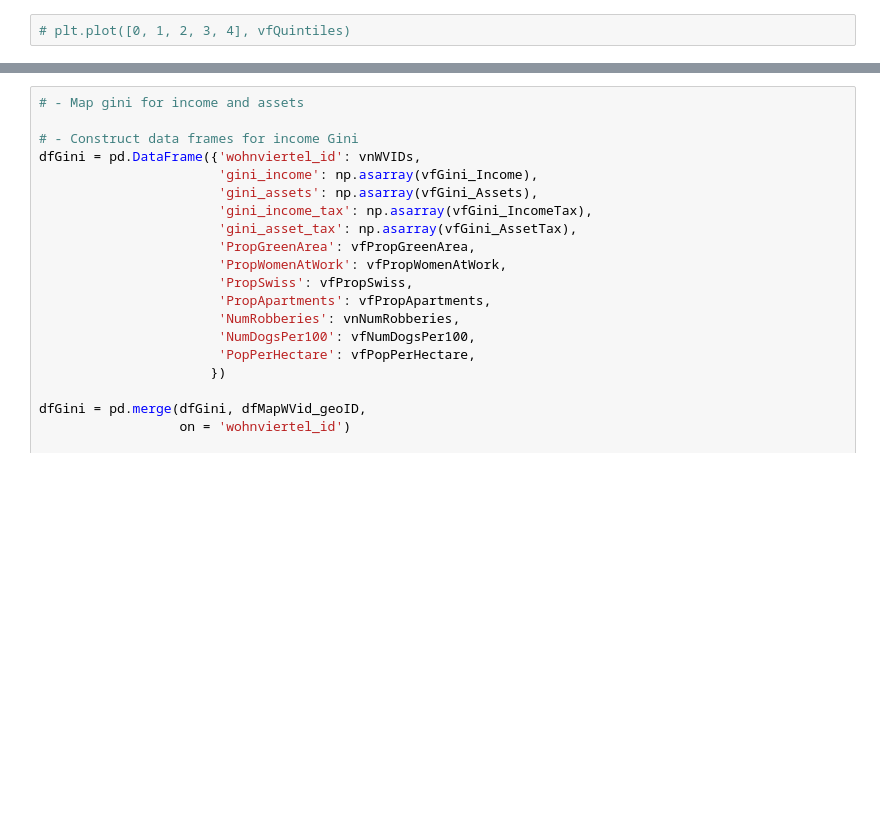
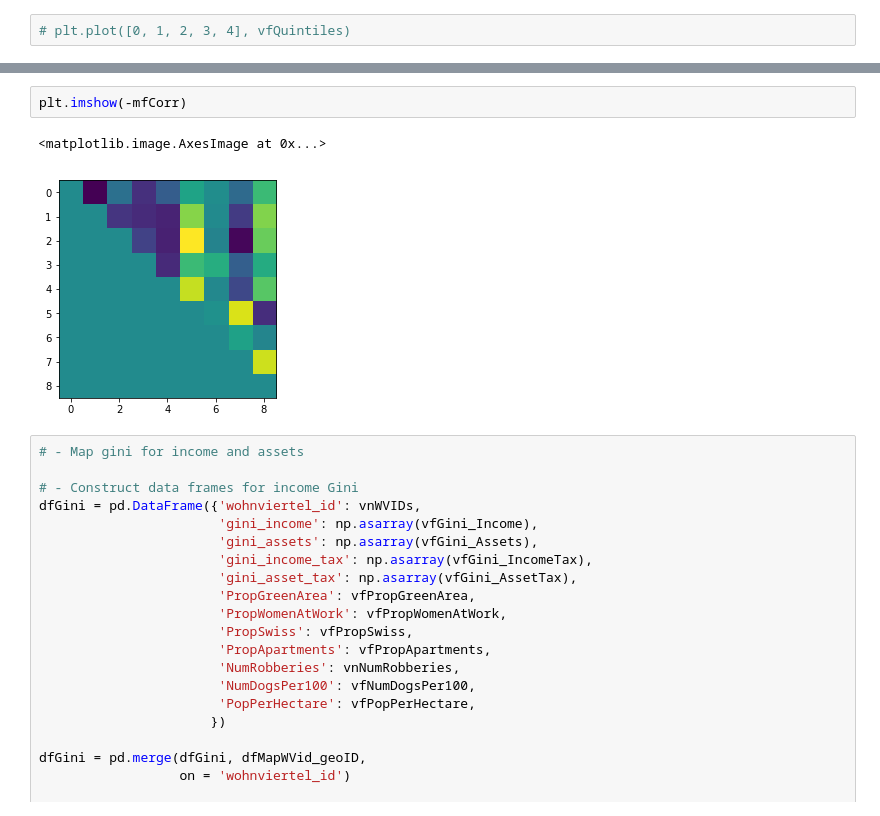
Before and after one commit to DataScienceForGood/TaxationInequality, a Jupyter notebook: planning/Meetup_2018.08.16/Mapping 2015 taxation data tutorial.ipynb, the cells around one changed output, grey strips where cells are left out. Saved outputs shown, nothing was run; the diff lists cells and outputs as text; blank space fills up the shorter version.

```diff
--- a/planning/Meetup_2018.08.16/Mapping 2015 taxation data tutorial.ipynb
+++ b/planning/Meetup_2018.08.16/Mapping 2015 taxation data tutorial.ipynb
@@ -537,3 +640,8 @@ plt.plot(vfGini_Income, vfPropWomenAtWork, '.')
+# %%
+plt.imshow(-mfCorr)
+# %% [output]
+<matplotlib.image.AxesImage at 0x...>
+[figure, added]
 # %%
 # - Map gini for income and assets
 
```
Also changed, not shown: parts of 7 cells of this notebook, 1 other file.
